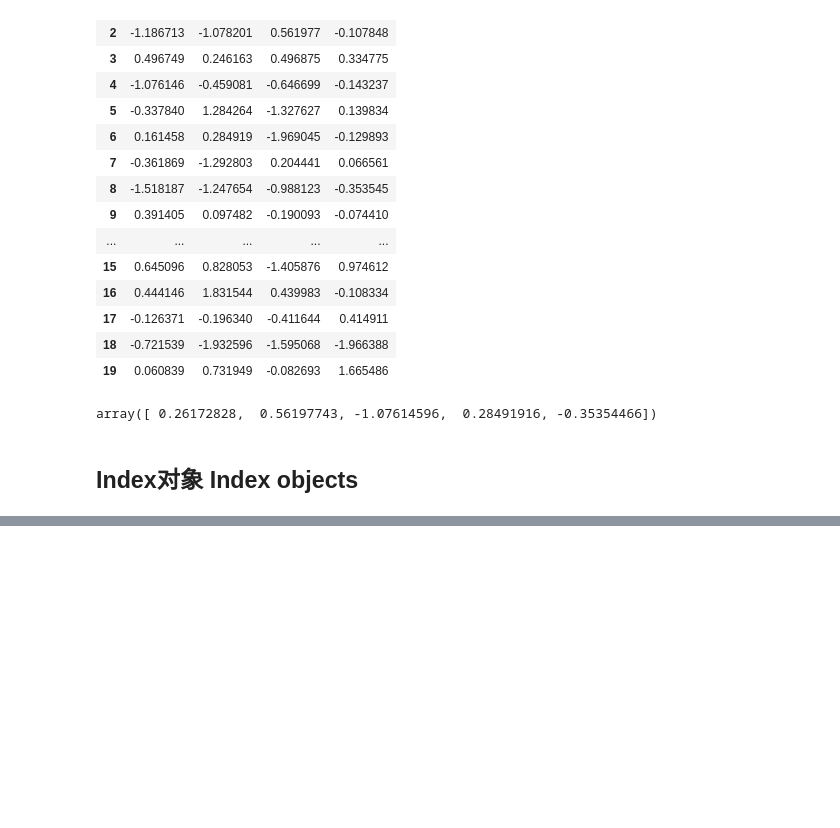
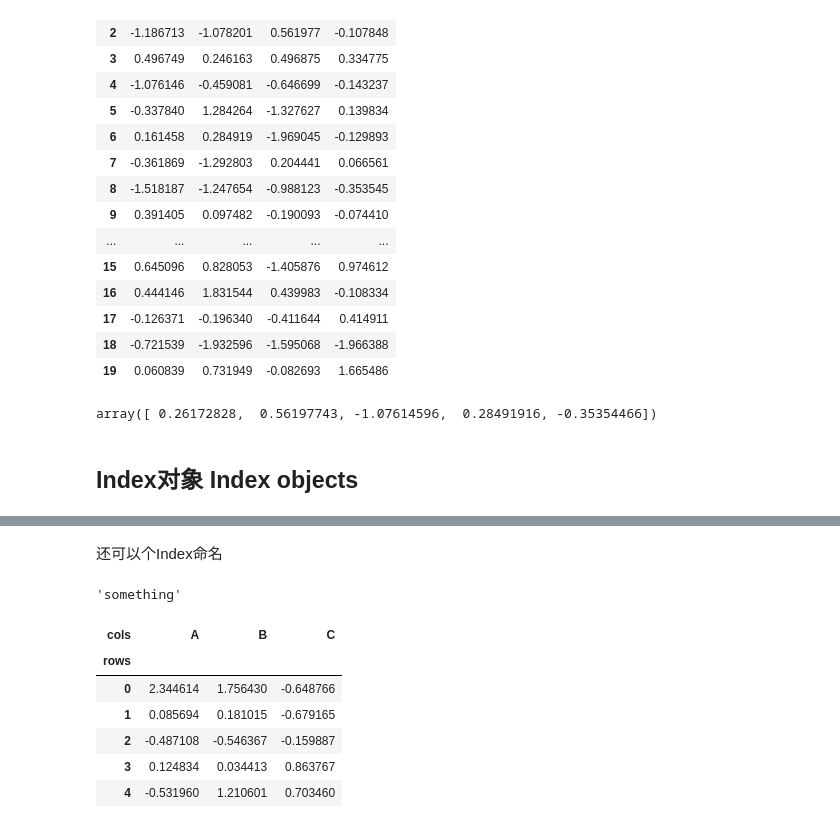
Before and after one commit to slofast/pandas-doc-zh, a Jupyter notebook: 检索 ,查询数据-Indexing and Selecting Data.ipynb, the cells around one changed output, grey strips where cells are left out. Drawn from its saved outputs; the diff is of its cells as text; code cells hidden in the pictures; blank space fills up the shorter version.

```diff
--- a/检索 ,查询数据-Indexing and Selecting Data.ipynb
+++ b/检索 ,查询数据-Indexing and Selecting Data.ipynb
@@ -2024,0 +2034,23 @@ pandas中的Index类和它的子类可以被当做一个序列可重复集合(or
+# %% [markdown]
+还可以个Index命名
+# %%
+index = pd.Index(['e', 'd', 'a', 'b'], name='something')
+index.name
+# %% [output]
+'something'
+# %%
+index = pd.Index(list(range(5)), name='rows')
+# %%
+columns = pd.Index(['A', 'B', 'C'], name='cols')
+# %%
+df = pd.DataFrame(np.random.randn(5, 3), index=index, columns=columns)
+# %%
+df
+# %% [output]
+| cols | A | B | C |
+| rows |  |  |  |
+| 0 | 2.344614 | 1.756430 | -0.648766 |
+| 1 | 0.085694 | 0.181015 | -0.679165 |
+| 2 | -0.487108 | -0.546367 | -0.159887 |
+| 3 | 0.124834 | 0.034413 | 0.863767 |
+| 4 | -0.531960 | 1.210601 | 0.703460 |
```
Also changed, not shown: parts of 27 cells of this notebook.
